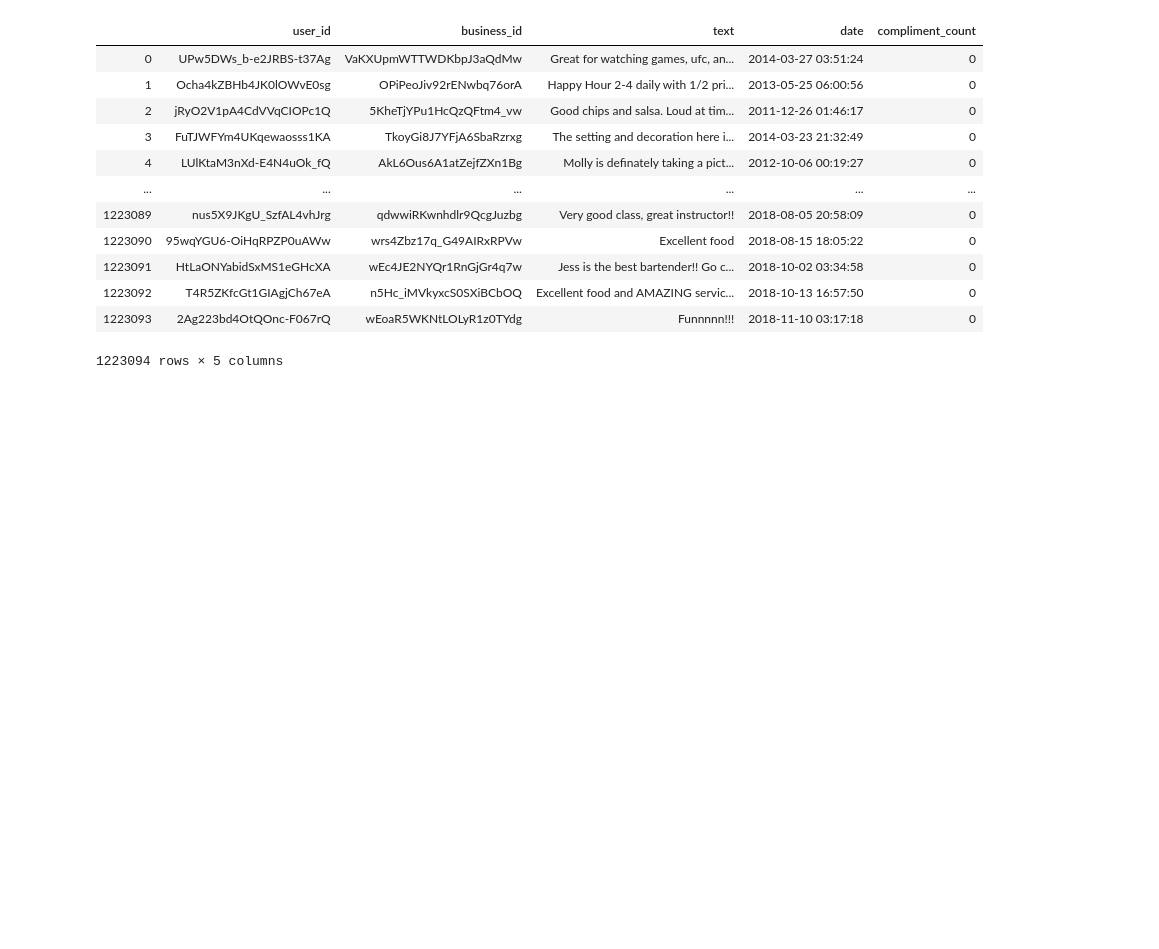
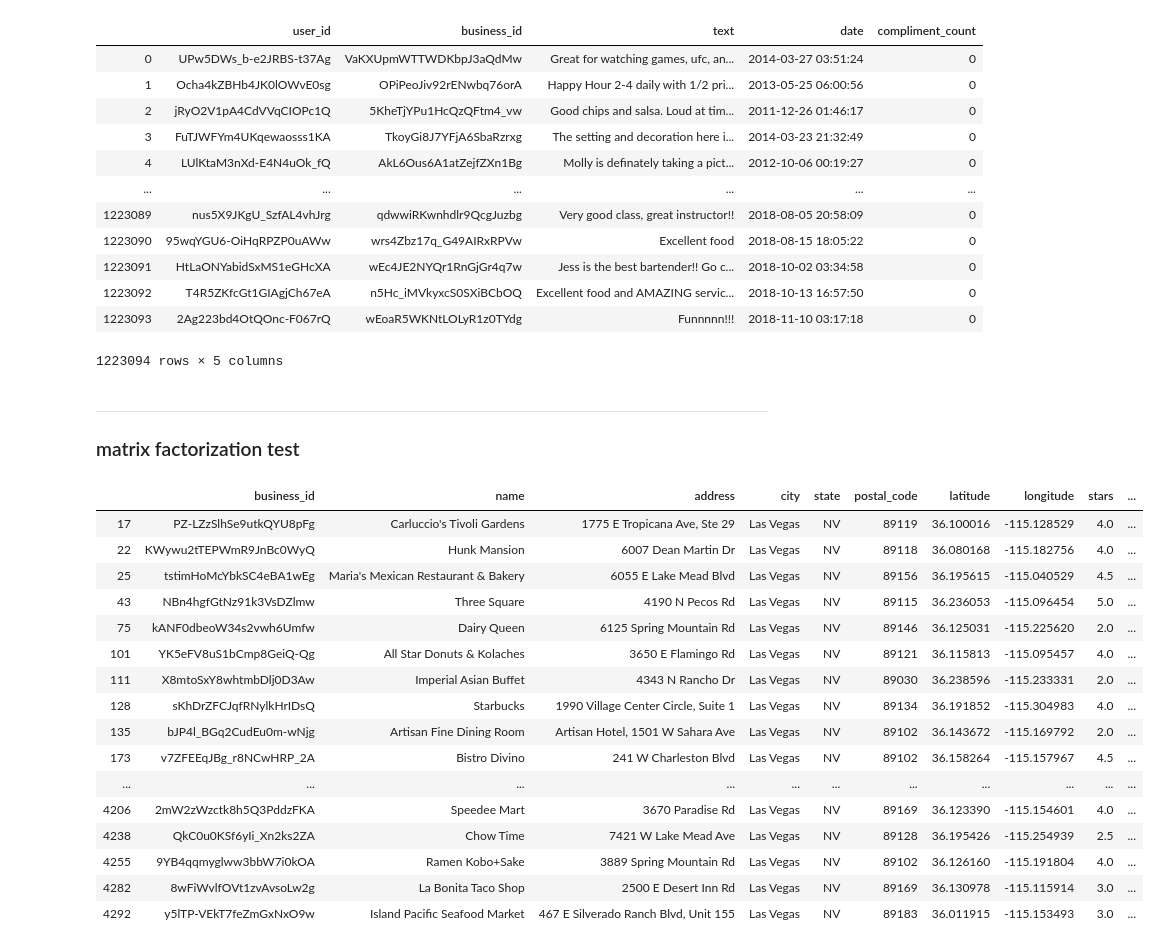
Before and after one commit to wonchankim97/Yelp-Recommender, a Jupyter notebook: EDA_KISOO.ipynb, the cells around one changed output. Drawn from its saved outputs; the diff is of its cells as text; code cells hidden in the pictures; blank space fills up the shorter version.

```diff
--- a/EDA_KISOO.ipynb
+++ b/EDA_KISOO.ipynb
@@ -403,3 +416,6 @@ tip
 | 1223092 | T4R5ZKfcGt1GIAgjCh67eA | n5Hc_iMVkyxcS0SXiBCbOQ | Excellent food and AMAZING servic... | 2018-10-13 16:57:50 | 0 |
 | 1223093 | 2Ag223bd4OtQOnc-F067rQ | wEoaR5WKNtLOLyR1z0TYdg | Funnnnn!!! | 2018-11-10 03:17:18 | 0 |
 1223094 rows × 5 columns
+# %% [markdown]
+------------------------------
+### matrix factorization test
@@ -405,0 +430,21 @@ tip
+# %%
+res_train = restaurant[:200]
+res_train
+# %% [output]
+|  | business_id | name | address | city | state | postal_code | latitude | longitude | stars | ... |
+| 17 | PZ-LZzSlhSe9utkQYU8pFg | Carluccio's Tivoli Gardens | 1775 E Tropicana Ave, Ste 29 | Las Vegas | NV | 89119 | 36.100016 | -115.128529 | 4.0 | ... |
+| 22 | KWywu2tTEPWmR9JnBc0WyQ | Hunk Mansion | 6007 Dean Martin Dr | Las Vegas | NV | 89118 | 36.080168 | -115.182756 | 4.0 | ... |
+| 25 | tstimHoMcYbkSC4eBA1wEg | Maria's Mexican Restaurant & Bakery | 6055 E Lake Mead Blvd | Las Vegas | NV | 89156 | 36.195615 | -115.040529 | 4.5 | ... |
+| 43 | NBn4hgfGtNz91k3VsDZlmw | Three Square | 4190 N Pecos Rd | Las Vegas | NV | 89115 | 36.236053 | -115.096454 | 5.0 | ... |
+| 75 | kANF0dbeoW34s2vwh6Umfw | Dairy Queen | 6125 Spring Mountain Rd | Las Vegas | NV | 89146 | 36.125031 | -115.225620 | 2.0 | ... |
+| 101 | YK5eFV8uS1bCmp8GeiQ-Qg | All Star Donuts & Kolaches | 3650 E Flamingo Rd | Las Vegas | NV | 89121 | 36.115813 | -115.095457 | 4.0 | ... |
+| 111 | X8mtoSxY8whtmbDlj0D3Aw | Imperial Asian Buffet | 4343 N Rancho Dr | Las Vegas | NV | 89030 | 36.238596 | -115.233331 | 2.0 | ... |
+| 128 | sKhDrZFCJqfRNylkHrIDsQ | Starbucks | 1990 Village Center Circle, Suite 1 | Las Vegas | NV | 89134 | 36.191852 | -115.304983 | 4.0 | ... |
+| 135 | bJP4l_BGq2CudEu0m-wNjg | Artisan Fine Dining Room | Artisan Hotel, 1501 W Sahara Ave | Las Vegas | NV | 89102 | 36.143672 | -115.169792 | 2.0 | ... |
+| 173 | v7ZFEEqJBg_r8NCwHRP_2A | Bistro Divino | 241 W Charleston Blvd | Las Vegas | NV | 89102 | 36.158264 | -115.157967 | 4.5 | ... |
+| ... | ... | ... | ... | ... | ... | ... | ... | ... | ... | ... |
+| 4206 | 2mW2zWzctk8h5Q3PddzFKA | Speedee Mart | 3670 Paradise Rd | Las Vegas | NV | 89169 | 36.123390 | -115.154601 | 4.0 | ... |
+| 4238 | QkC0u0KSf6yIi_Xn2ks2ZA | Chow Time | 7421 W Lake Mead Ave | Las Vegas | NV | 89128 | 36.195426 | -115.254939 | 2.5 | ... |
+| 4255 | 9YB4qqmyglww3bbW7i0kOA | Ramen Kobo+Sake | 3889 Spring Mountain Rd | Las Vegas | NV | 89102 | 36.126160 | -115.191804 | 4.0 | ... |
+| 4282 | 8wFiWvlfOVt1zvAvsoLw2g | La Bonita Taco Shop | 2500 E Desert Inn Rd | Las Vegas | NV | 89169 | 36.130978 | -115.115914 | 3.0 | ... |
+| 4292 | y5lTP-VEkT7feZmGxNxO9w | Island Pacific Seafood Market | 467 E Silverado Ranch Blvd, Unit 155 | Las Vegas | NV | 89183 | 36.011915 | -115.153493 | 3.0 | ... |
```
Also changed, not shown: parts of 43 cells of this notebook.
